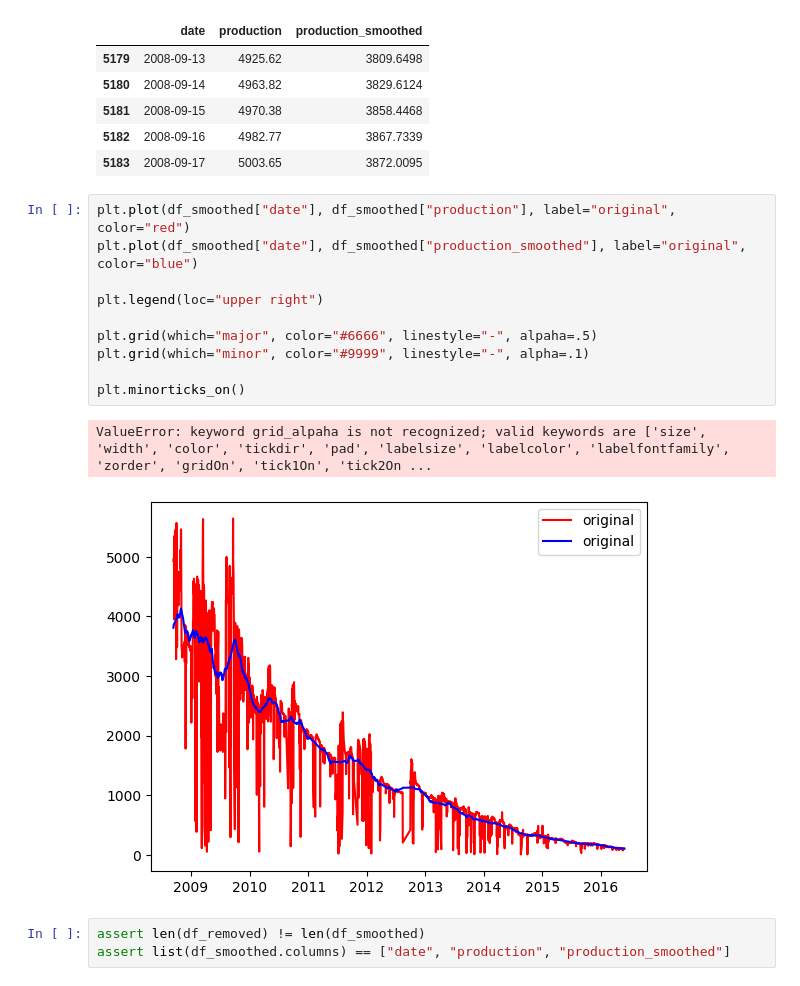
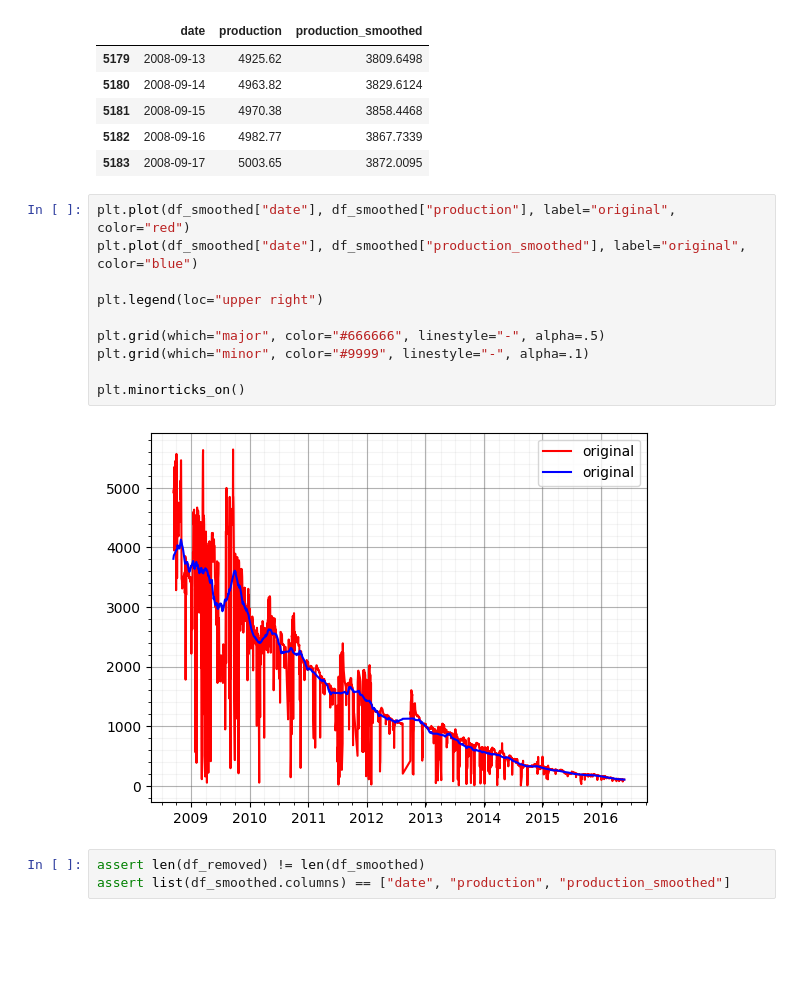
Before and after one commit to harycp/dca-learn-volve, a Jupyter notebook: dca-func-approach.ipynb, the cells around one changed output. Saved outputs shown, nothing was run; the diff lists cells and outputs as text; blank space fills up the shorter version.

```diff
--- a/dca-func-approach.ipynb
+++ b/dca-func-approach.ipynb
@@ -81,16 +81,15 @@ See the caveats in the documentation: https://pandas.pydata.org/pandas-docs/stab
 # %%
 plt.plot(df_smoothed["date"], df_smoothed["production"], label="original", color="red")
 plt.plot(df_smoothed["date"], df_smoothed["production_smoothed"], label="original", color="blue")
 
 plt.legend(loc="upper right")
 
-plt.grid(which="major", color="#6666", linestyle="-", alpaha=.5)
+plt.grid(which="major", color="#666666", linestyle="-", alpha=.5)
 plt.grid(which="minor", color="#9999", linestyle="-", alpha=.1)
 
 plt.minorticks_on()
 # %% [output]
-ValueError: keyword grid_alpaha is not recognized; valid keywords are ['size', 'width', 'color', 'tickdir', 'pad', 'labelsize', 'labelcolor', 'labelfontfamily', 'zorder', 'gridOn', 'tick1On', 'tick2On ...
-[figure, old version]
+[figure, new version]
 # %%
 assert len(df_removed) != len(df_smoothed)
 assert list(df_smoothed.columns) == ["date", "production", "production_smoothed"]
```
Also changed, not shown: parts of 10 cells of this notebook.
